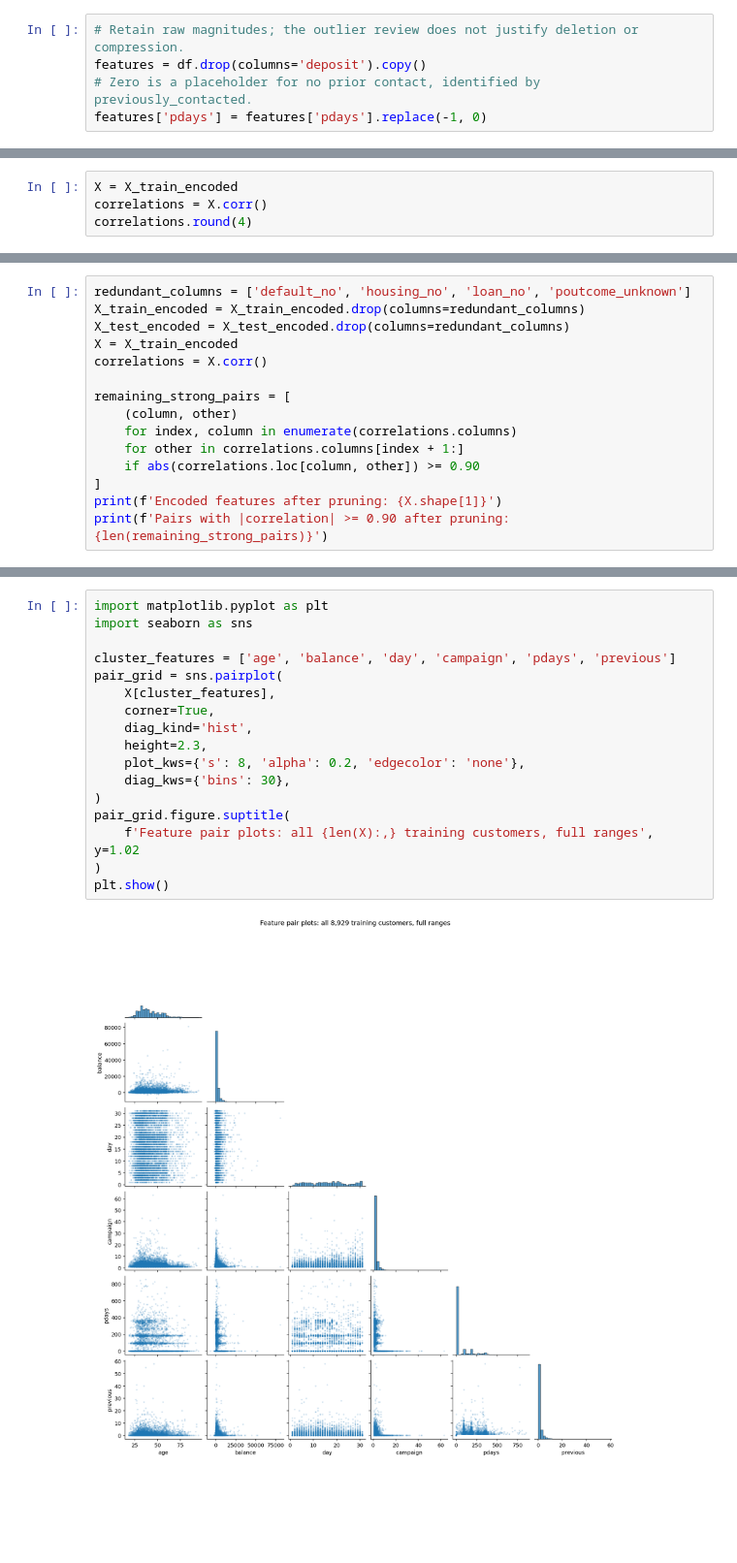
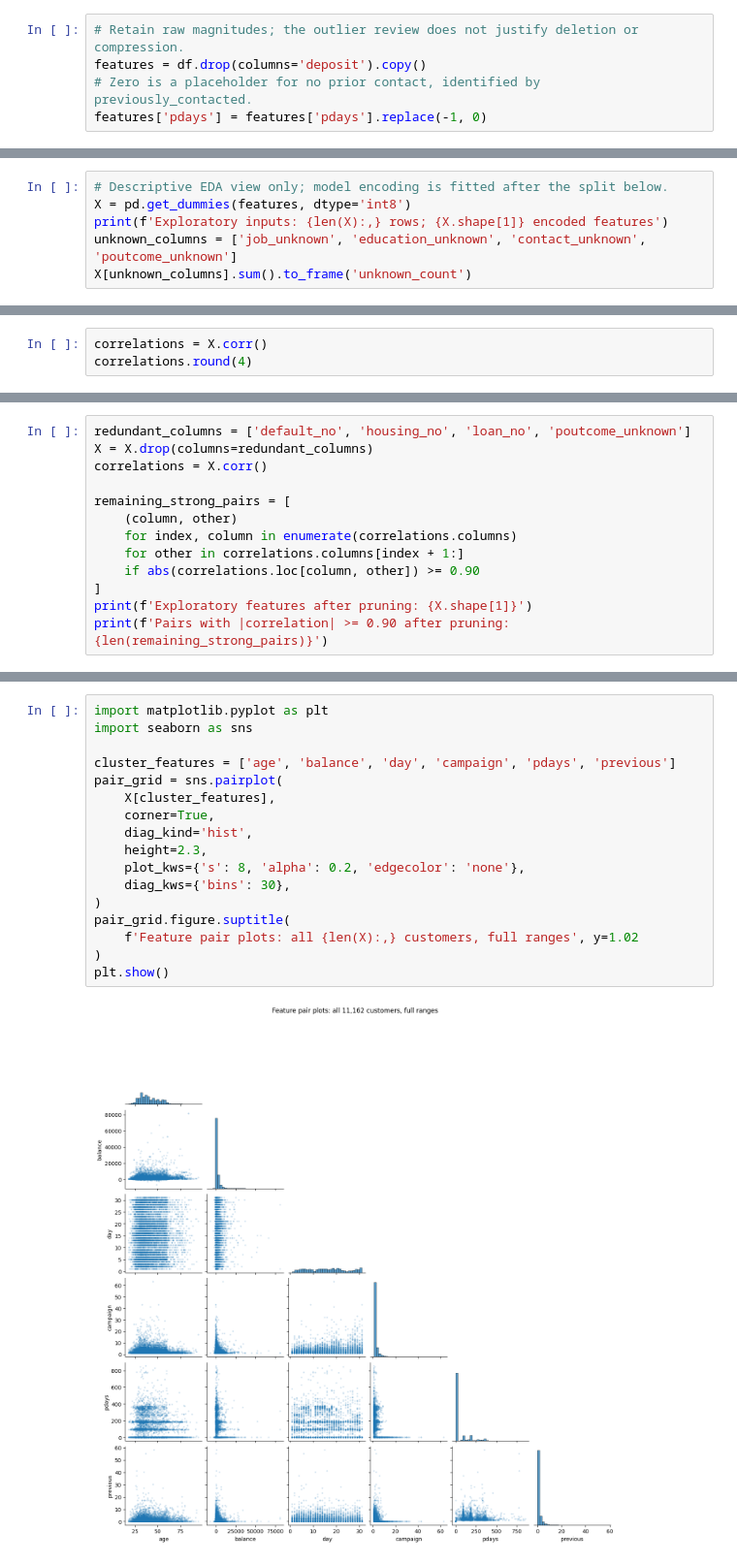
Before and after one commit to lance-kluge/bankChurnML, a Jupyter notebook: bankChurn.ipynb, the cells around one changed output, grey strips where cells are left out. Shown at 97% size. Drawn from its saved outputs; the diff is of its cells as text; blank space fills up the shorter version.

Commit message:
test train

```diff
--- a/bankChurn.ipynb
+++ b/bankChurn.ipynb
@@ -223,0 +182,6 @@ Encoded features: 51 (numeric columns remain unscaled)
+# %%
+# Descriptive EDA view only; model encoding is fitted after the split below.
+X = pd.get_dummies(features, dtype='int8')
+print(f'Exploratory inputs: {len(X):,} rows; {X.shape[1]} encoded features')
+unknown_columns = ['job_unknown', 'education_unknown', 'contact_unknown', 'poutcome_unknown']
+X[unknown_columns].sum().to_frame('unknown_count')
@@ -228,5 +199,4 @@ Use `X.corr()` on the encoded training DataFrame, excluding the target. This ret
 # %%
-X = X_train_encoded
 correlations = X.corr()
 correlations.round(4)
 # %% [output]
@@ -282,8 +253,6 @@ Apply the same removals to training and test data. This preserves all observed c
 # %%
 redundant_columns = ['default_no', 'housing_no', 'loan_no', 'poutcome_unknown']
-X_train_encoded = X_train_encoded.drop(columns=redundant_columns)
-X_test_encoded = X_test_encoded.drop(columns=redundant_columns)
-X = X_train_encoded
+X = X.drop(columns=redundant_columns)
 correlations = X.corr()
 
 remaining_strong_pairs = [
@@ -292,6 +261,6 @@ remaining_strong_pairs = [
     for other in correlations.columns[index + 1:]
     if abs(correlations.loc[column, other]) >= 0.90
 ]
-print(f'Encoded features after pruning: {X.shape[1]}')
+print(f'Exploratory features after pruning: {X.shape[1]}')
 print(f'Pairs with |correlation| >= 0.90 after pruning: {len(remaining_strong_pairs)}')
 # %% [output]
@@ -306,22 +275,22 @@ Show every training row over the full observed ranges. Each feature pair appears
 # %%
 import matplotlib.pyplot as plt
 import seaborn as sns
 
 cluster_features = ['age', 'balance', 'day', 'campaign', 'pdays', 'previous']
 pair_grid = sns.pairplot(
     X[cluster_features],
     corner=True,
     diag_kind='hist',
     height=2.3,
     plot_kws={'s': 8, 'alpha': 0.2, 'edgecolor': 'none'},
     diag_kws={'bins': 30},
 )
 pair_grid.figure.suptitle(
-    f'Feature pair plots: all {len(X):,} training customers, full ranges', y=1.02
+    f'Feature pair plots: all {len(X):,} customers, full ranges', y=1.02
 )
 plt.show()
 # %% [output]
-[figure, old version]
+[figure, new version]
 # %% [markdown]
 ### What the plots show
 
```
Also changed, not shown: parts of 18 cells of this notebook.
